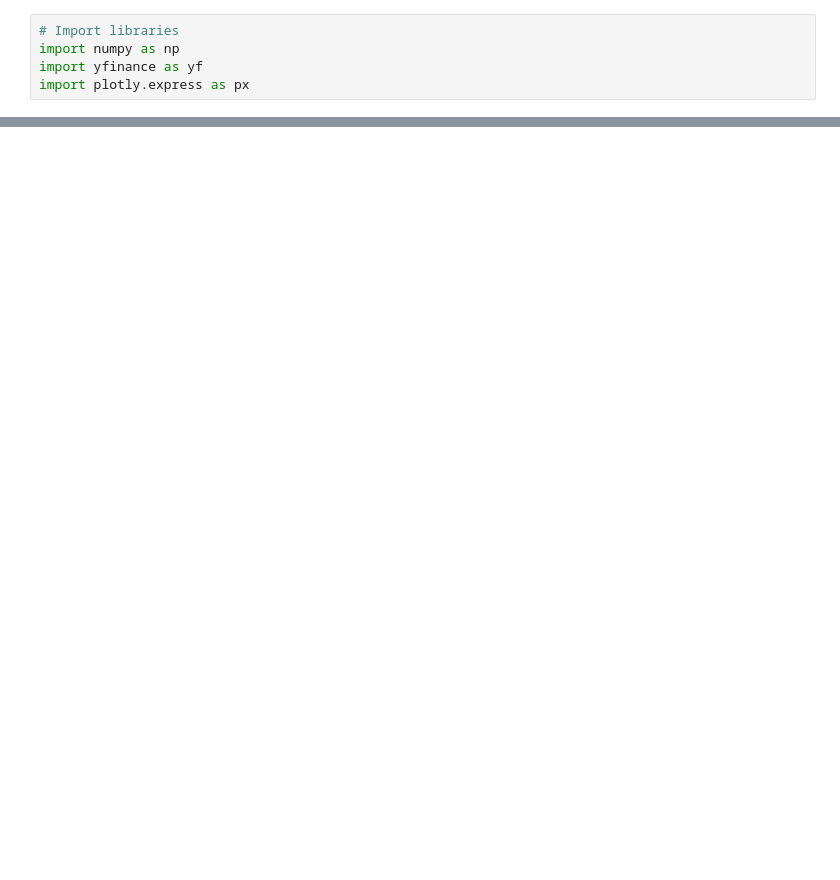
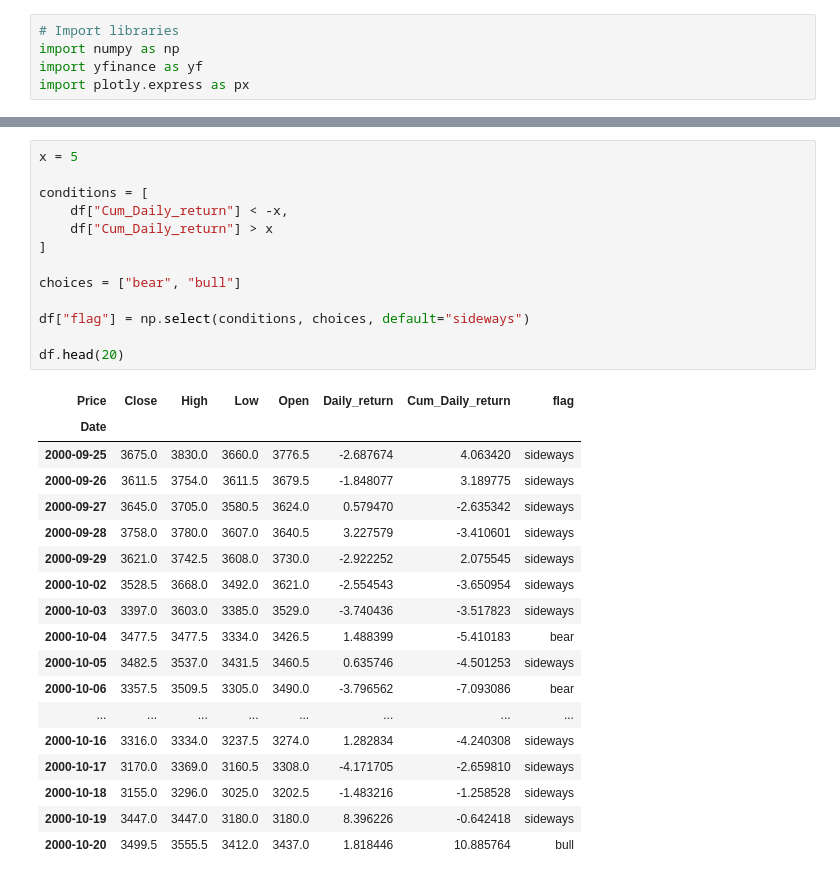
Before and after one commit to mod7ex/algo-strategies, a Jupyter notebook: markov-chain/index.ipynb, the cells around one changed output, grey strips where cells are left out. Cells and saved outputs as stored; diff of their text form; blank space fills up the shorter version.

```diff
--- a/markov-chain/index.ipynb
+++ b/markov-chain/index.ipynb
@@ -82,0 +96,32 @@ df.head(10)
+# %%
+x = 5
+
+conditions = [
+    df["Cum_Daily_return"] < -x,
+    df["Cum_Daily_return"] > x
+]
+
+choices = ["bear", "bull"]
+
+df["flag"] = np.select(conditions, choices, default="sideways")
+
+df.head(20)
+# %% [output]
+| Price | Close | High | Low | Open | Daily_return | Cum_Daily_return | flag |
+| Date |  |  |  |  |  |  |  |
+| 2000-09-25 | 3675.0 | 3830.0 | 3660.0 | 3776.5 | -2.687674 | 4.063420 | sideways |
+| 2000-09-26 | 3611.5 | 3754.0 | 3611.5 | 3679.5 | -1.848077 | 3.189775 | sideways |
+| 2000-09-27 | 3645.0 | 3705.0 | 3580.5 | 3624.0 | 0.579470 | -2.635342 | sideways |
+| 2000-09-28 | 3758.0 | 3780.0 | 3607.0 | 3640.5 | 3.227579 | -3.410601 | sideways |
+| 2000-09-29 | 3621.0 | 3742.5 | 3608.0 | 3730.0 | -2.922252 | 2.075545 | sideways |
+| 2000-10-02 | 3528.5 | 3668.0 | 3492.0 | 3621.0 | -2.554543 | -3.650954 | sideways |
+| 2000-10-03 | 3397.0 | 3603.0 | 3385.0 | 3529.0 | -3.740436 | -3.517823 | sideways |
+| 2000-10-04 | 3477.5 | 3477.5 | 3334.0 | 3426.5 | 1.488399 | -5.410183 | bear |
+| 2000-10-05 | 3482.5 | 3537.0 | 3431.5 | 3460.5 | 0.635746 | -4.501253 | sideways |
+| 2000-10-06 | 3357.5 | 3509.5 | 3305.0 | 3490.0 | -3.796562 | -7.093086 | bear |
+| ... | ... | ... | ... | ... | ... | ... | ... |
+| 2000-10-16 | 3316.0 | 3334.0 | 3237.5 | 3274.0 | 1.282834 | -4.240308 | sideways |
+| 2000-10-17 | 3170.0 | 3369.0 | 3160.5 | 3308.0 | -4.171705 | -2.659810 | sideways |
+| 2000-10-18 | 3155.0 | 3296.0 | 3025.0 | 3202.5 | -1.483216 | -1.258528 | sideways |
+| 2000-10-19 | 3447.0 | 3447.0 | 3180.0 | 3180.0 | 8.396226 | -0.642418 | sideways |
+| 2000-10-20 | 3499.5 | 3555.5 | 3412.0 | 3437.0 | 1.818446 | 10.885764 | bull |
```
Also changed, not shown: parts of 8 cells of this notebook, 3 other files.
